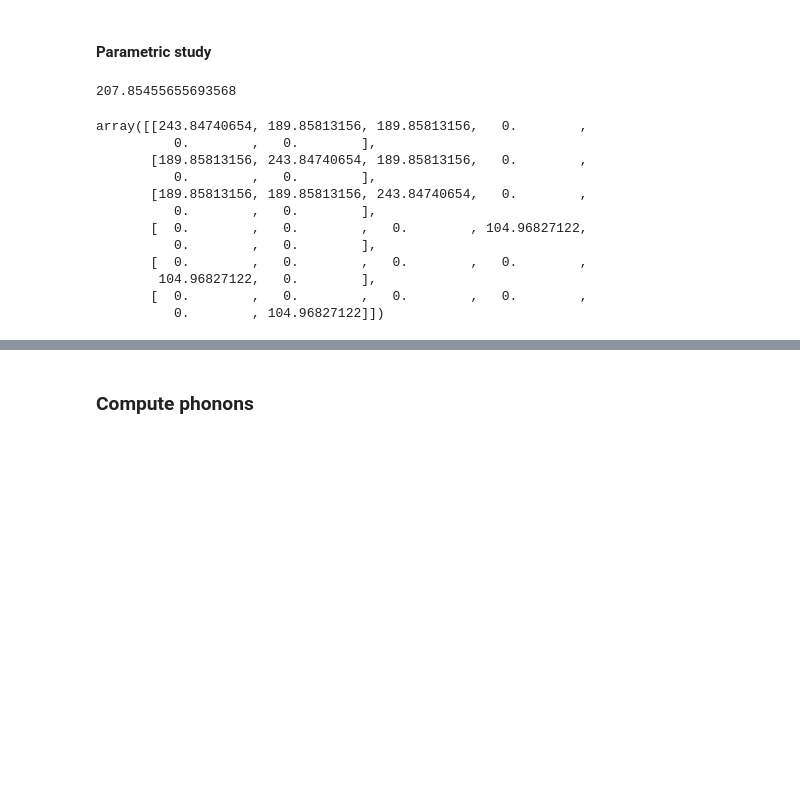
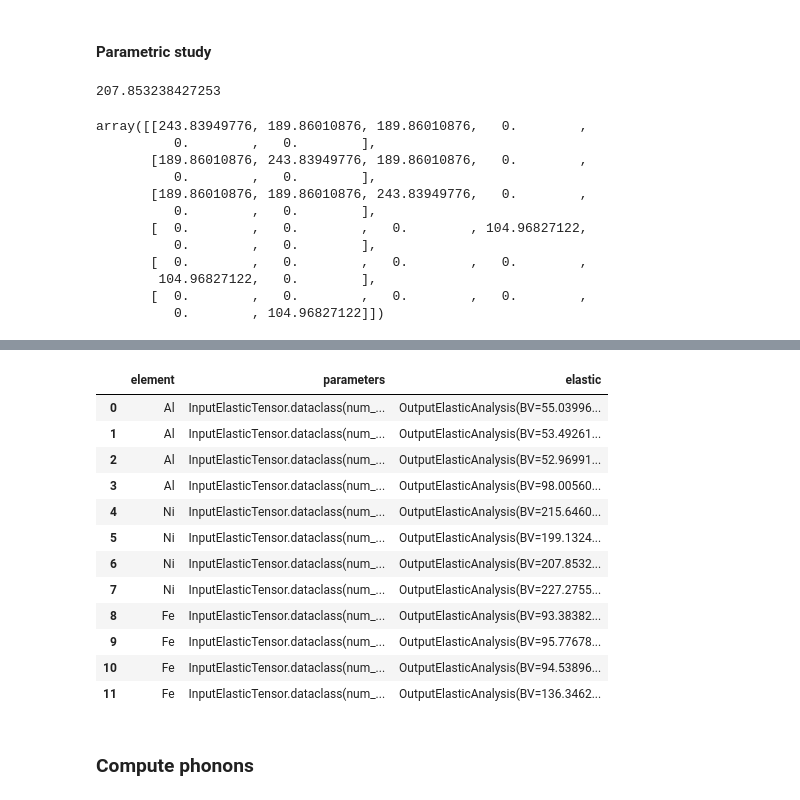
Before and after one commit to pyiron/pyiron_nodes, a Jupyter notebook: notebooks/examples.ipynb, the cells around one changed output, grey strips where cells are left out. Cells and saved outputs as stored; diff of their text form; code cells hidden in the pictures; blank space fills up the shorter version.

```diff
--- a/notebooks/examples.ipynb
+++ b/notebooks/examples.ipynb
@@ -165,7 +170,9 @@ from pyiron_nodes.atomistic.property.elastic import InputElasticTensor
 wf.engine = atomistic.engine.ase.M3GNet()
 wf.supercell = atomistic.structure.build.CubicBulkCell(element='Al', cell_size=3, vacancy_index=0)
 wf.calc = atomistic.calculator.ase.Static(structure=wf.supercell, engine=wf.engine)
-wf.elastic = atomistic.property.elastic.ElasticConstants(structure=wf.supercell, engine=wf.engine, parameters=InputElasticTensor(eps_range=0.01))
+wf.elastic = atomistic.property.elastic.ElasticConstants(structure=wf.supercell,
+                                                         engine=wf.engine,
+                                                         parameters=InputElasticTensor.dataclass(eps_range=0.01))
 out = wf.run()
 
 print (f'Bulkmodulus: {out.elastic__elastic.BV} GPa')
@@ -178,7 +185,7 @@ atomistic = pn.atomistic
 from pyiron_nodes.atomistic.property.elastic import InputElasticTensor
 
 @Workflow.wrap.as_macro_node
-def ComputeElasticConstants(wf, element='Fe', parameters=InputElasticTensor(eps_range=0.02)): # eps_range=0.01):
+def ComputeElasticConstants(wf, element='Fe', parameters=InputElasticTensor.dataclass(eps_range=0.02)):
 
     wf.engine = atomistic.engine.ase.M3GNet() #.run()
     wf.supercell = atomistic.structure.build.CubicBulkCell(element=element, cell_size=3, vacancy_index=0)
@@ -189,15 +196,15 @@ def ComputeElasticConstants(wf, element='Fe', parameters=InputElasticTensor(eps_
 out = ComputeElasticConstants(element='Ni').run() #iter(eps_range=np.linspace(1e-4, 1, 11))
 out.elastic.BV
 # %% [output]
-207.85455655693568
+207.853238427253
 # %%
 out.elastic.C
 # %% [output]
-array([[243.84740654, 189.85813156, 189.85813156,   0.        ,
+array([[243.83949776, 189.86010876, 189.86010876,   0.        ,
           0.        ,   0.        ],
-       [189.85813156, 243.84740654, 189.85813156,   0.        ,
+       [189.86010876, 243.83949776, 189.86010876,   0.        ,
           0.        ,   0.        ],
-       [189.85813156, 189.85813156, 243.84740654,   0.        ,
+       [189.86010876, 189.86010876, 243.83949776,   0.        ,
           0.        ,   0.        ],
        [  0.        ,   0.        ,   0.        , 104.96827122,
           0.        ,   0.        ],
@@ -210,4 +215,5 @@ array([[243.84740654, 189.85813156, 189.85813156,   0.        ,
 # %%
 %%time
-#ComputeElasticConstants().iter(element=['Al', 'Ni', 'Fe'], parameters=[InputElasticTensor(eps_range=eps) for eps in [0.001, 0.01, 0.02, 0.1]])
+ComputeElasticConstants().iter(element=['Al', 'Ni', 'Fe'],
+                               parameters=[InputElasticTensor.dataclass(eps_range=eps) for eps in [0.001, 0.01, 0.02, 0.1]])
 # %% [output]
@@ -216,3 +222,16 @@ Wall time: 15 μs
+|  | element | parameters | elastic |
+| 0 | Al | InputElasticTensor.dataclass(num_... | OutputElasticAnalysis(BV=55.03996... |
+| 1 | Al | InputElasticTensor.dataclass(num_... | OutputElasticAnalysis(BV=53.49261... |
+| 2 | Al | InputElasticTensor.dataclass(num_... | OutputElasticAnalysis(BV=52.96991... |
+| 3 | Al | InputElasticTensor.dataclass(num_... | OutputElasticAnalysis(BV=98.00560... |
+| 4 | Ni | InputElasticTensor.dataclass(num_... | OutputElasticAnalysis(BV=215.6460... |
+| 5 | Ni | InputElasticTensor.dataclass(num_... | OutputElasticAnalysis(BV=199.1324... |
+| 6 | Ni | InputElasticTensor.dataclass(num_... | OutputElasticAnalysis(BV=207.8532... |
+| 7 | Ni | InputElasticTensor.dataclass(num_... | OutputElasticAnalysis(BV=227.2755... |
+| 8 | Fe | InputElasticTensor.dataclass(num_... | OutputElasticAnalysis(BV=93.38382... |
+| 9 | Fe | InputElasticTensor.dataclass(num_... | OutputElasticAnalysis(BV=95.77678... |
+| 10 | Fe | InputElasticTensor.dataclass(num_... | OutputElasticAnalysis(BV=94.53896... |
+| 11 | Fe | InputElasticTensor.dataclass(num_... | OutputElasticAnalysis(BV=136.3462... |
 # %% [markdown]
 ### Compute phonons
 # %% [markdown]
```
Also changed, not shown: parts of 12 cells of this notebook, 2 other files.
